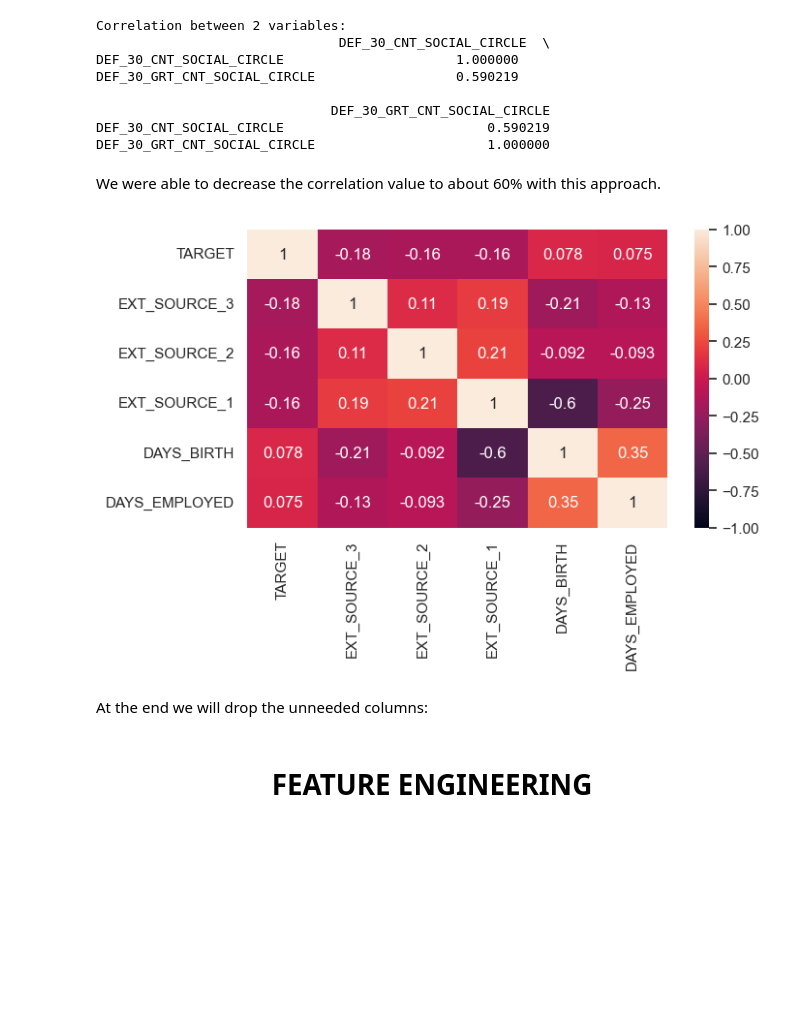
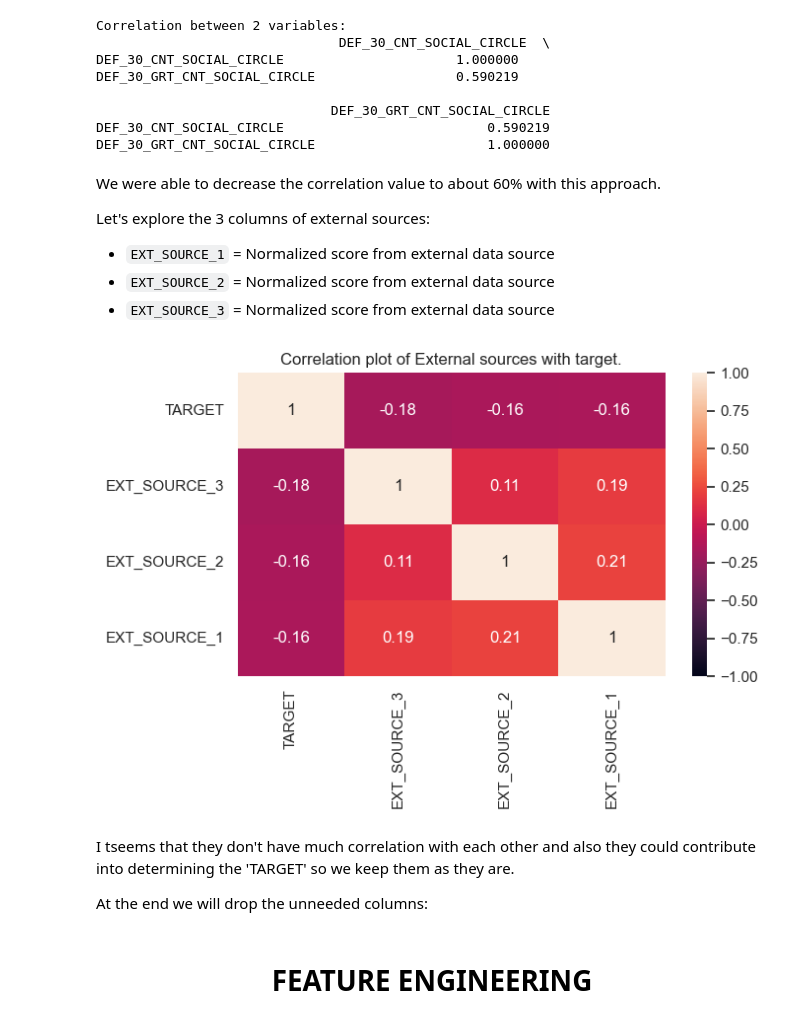
Before and after one commit to Shayan-B/MicroFinance-Project, a Jupyter notebook: Notebooks/Microfinance-Main.ipynb, the cells around one changed output. Saved outputs shown, nothing was run; the diff lists cells and outputs as text; code cells hidden in the pictures; blank space fills up the shorter version.

```diff
--- a/Notebooks/Microfinance-Main.ipynb
+++ b/Notebooks/Microfinance-Main.ipynb
@@ -248,0 +239,10 @@ micro.explore_var_vs_target(train_df, "AMT_ANNUITY")
+# %%
+# Plot the log-scaled histograms
+train_df.pipe(micro.plot_var_zscore, col_name="AMT_ANNUITY", log_scale=True)
+
+# Apply the zscore transformation
+train_df, standard_scaler = train_df.pipe(
+    micro.compute_transform_zscore, col_name="AMT_ANNUITY"
+)
+
+train_df = train_df.drop(columns=["AMT_ANNUITY", "AMT_ANNUITY_LOG"])
@@ -262,7 +266,9 @@ micro.plot_var_zscore(train_df, "AMT_GOODS_PRICE", apply_log=True)
 # %%
-train_df, zscore_lower_thresh, zscore_upper_thresh = train_df.pipe(
+train_df, standard_scaler = train_df.pipe(
     micro.compute_transform_zscore, col_name="AMT_GOODS_PRICE"
 )
 
-micro.explore_var_vs_target(train_df, "AMT_GOODS_PRICE_LOG")
+micro.explore_var_vs_target(train_df, "AMT_GOODS_PRICE_ZS")
+
+train_df = train_df.drop(columns=["AMT_GOODS_PRICE", "AMT_GOODS_PRICE_LOG"])
 # %% [output]
@@ -713,5 +746,7 @@ Total Family members is always a function of the number of children and will hav
 train_df["CNT_OTHER_FAM_MEMBERS"] = (
     train_df["CNT_FAM_MEMBERS"] - train_df["CNT_CHILDREN"]
 )
-(train_df[["CNT_OTHER_FAM_MEMBERS", "CNT_CHILDREN"]].corr())
+print(train_df[["CNT_OTHER_FAM_MEMBERS", "CNT_CHILDREN"]].corr())
+
+train_df = train_df.drop(columns=["CNT_FAM_MEMBERS"])
 # %% [output]
@@ -737,7 +772,7 @@ AMT_GOODS_PRICE_LOG    0.916579     0.767127             1.000000
 The correlation between `AMT_CREDIT` and `AMT_GOODS_PRICE_LOG` is very high (98.7%) We could replace thse two values by the division of `AMT_GOODS_PRICE_LOG/AMT_CREDIT`. This new variable could summarize that how much of the GOODs price the client has recieved the credit. Let's check our hypothesis:
 # %%
 train_df["AMT_DIV_GOOD_CREDIT"] = (
-    train_df["AMT_GOODS_PRICE_LOG"] / train_df["AMT_CREDIT"]
+    train_df["AMT_GOODS_PRICE_ZS"] / train_df["AMT_CREDIT"]
 )
-micro.compute_corr_hist_plot(train_df, ["AMT_DIV_GOOD_CREDIT", "AMT_ANNUITY"])
+micro.compute_corr_hist_plot(train_df, ["AMT_DIV_GOOD_CREDIT", "AMT_ANNUITY_ZS"])
 # %% [output]
@@ -831,23 +876,29 @@ DEF_30_CNT_SOCIAL_CIRCLE                          0.590219
 DEF_30_GRT_CNT_SOCIAL_CIRCLE                      1.000000
 # %% [markdown]
 We were able to decrease the correlation value to about 60% with this approach.
+
+Let's explore the 3 columns of external sources:
+- `EXT_SOURCE_1` = Normalized score from external data source
+- `EXT_SOURCE_2` = Normalized score from external data source
+- `EXT_SOURCE_3` = Normalized score from external data source
 # %%
 corr_df = train_df[
     [
         "TARGET",
         "EXT_SOURCE_3",
         "EXT_SOURCE_2",
         "EXT_SOURCE_1",
-        "DAYS_BIRTH",
-        "DAYS_EMPLOYED",
     ]
 ].corr()
-sns.heatmap(corr_df, vmin=-1.0, vmax=1.0, annot=True)
+fig = sns.heatmap(corr_df, vmin=-1.0, vmax=1.0, annot=True)
+fig.set_title("Correlation plot of External sources with target.")
 plt.show()
 # %% [output]
-[figure, old version]
+[figure, new version]
-# %% [markdown]
-At the end we will drop the unneeded columns:
+# %% [markdown]
+I tseems that they don't have much correlation with each other and also they could contribute into determining the 'TARGET' so we keep them as they are.
+
+At the end we will drop the unneeded columns:
 # %%
 no_need_cols = [
     "CNT_FAM_MEMBERS",
```
Also changed, not shown: parts of 44 cells of this notebook, 1 other file.
